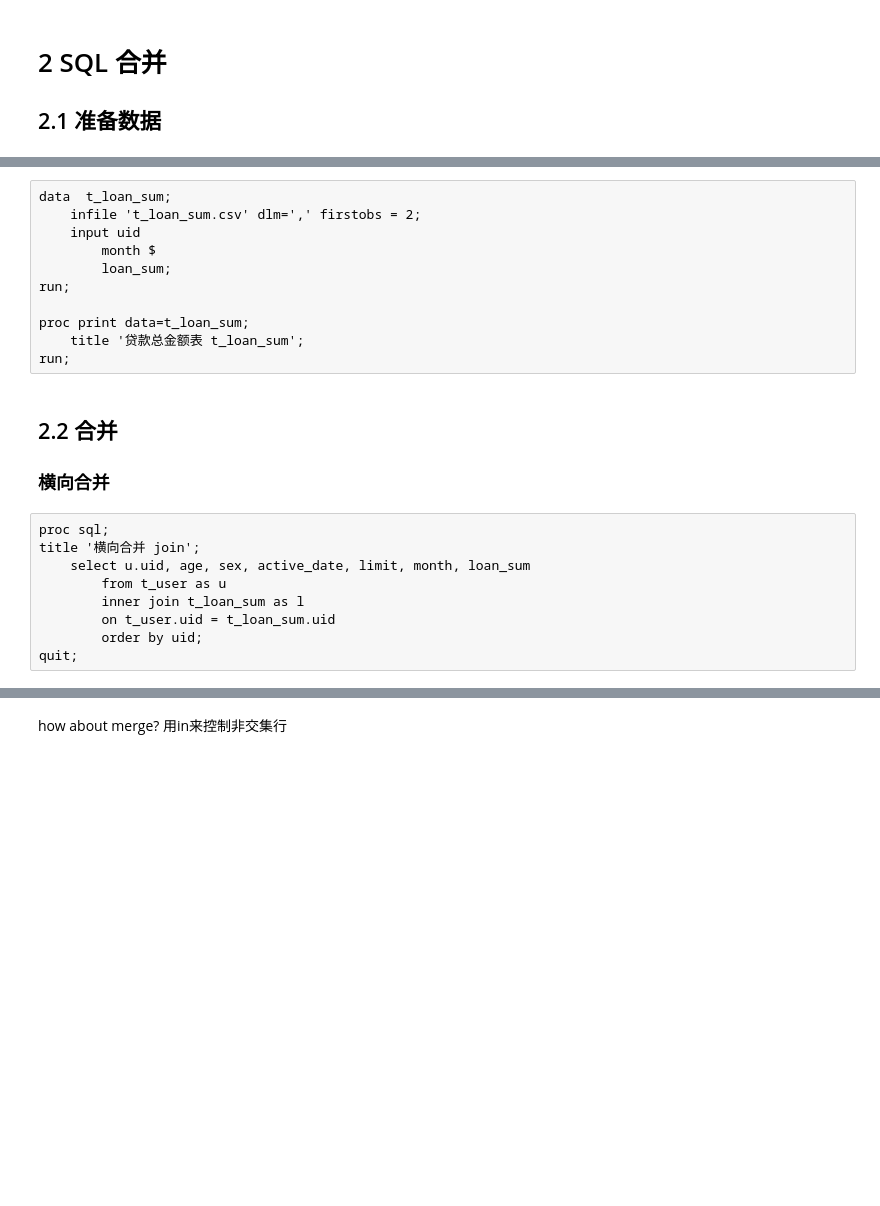
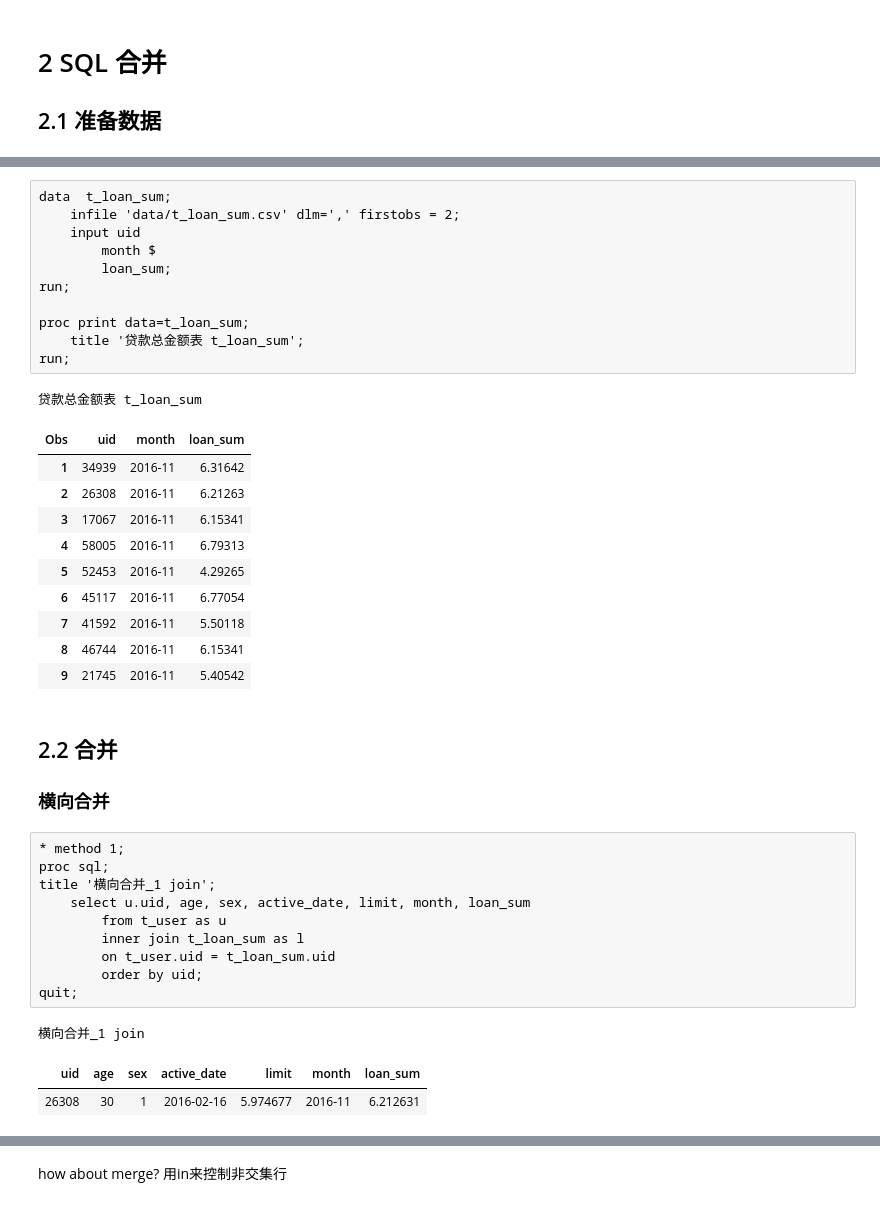
Before and after one commit to yjwang1314/sas, a Jupyter notebook: SQL Tutorial.ipynb, the cells around one changed output, grey strips where cells are left out. Saved outputs shown, nothing was run; the diff lists cells and outputs as text; blank space fills up the shorter version.

```diff
--- a/SQL Tutorial.ipynb
+++ b/SQL Tutorial.ipynb
@@ -58,23 +89,40 @@ run;
 # %%
 data  t_loan_sum;
-    infile 't_loan_sum.csv' dlm=',' firstobs = 2;
+    infile 'data/t_loan_sum.csv' dlm=',' firstobs = 2;
     input uid
         month $
         loan_sum;
 run;
 
 proc print data=t_loan_sum;
     title '贷款总金额表 t_loan_sum';
 run;
+# %% [output]
+贷款总金额表 t_loan_sum
+| Obs | uid | month | loan_sum |
+| 1 | 34939 | 2016-11 | 6.31642 |
+| 2 | 26308 | 2016-11 | 6.21263 |
+| 3 | 17067 | 2016-11 | 6.15341 |
+| 4 | 58005 | 2016-11 | 6.79313 |
+| 5 | 52453 | 2016-11 | 4.29265 |
+| 6 | 45117 | 2016-11 | 6.77054 |
+| 7 | 41592 | 2016-11 | 5.50118 |
+| 8 | 46744 | 2016-11 | 6.15341 |
+| 9 | 21745 | 2016-11 | 5.40542 |
 # %% [markdown]
 ## 2.2  合并
 ### 横向合并
 # %%
+* method 1;
 proc sql;
-title '横向合并 join';
+title '横向合并_1 join';
     select u.uid, age, sex, active_date, limit, month, loan_sum
         from t_user as u
         inner join t_loan_sum as l
         on t_user.uid = t_loan_sum.uid
         order by uid;
 quit;
+# %% [output]
+横向合并_1 join
+| uid | age | sex | active_date | limit | month | loan_sum |
+| 26308 | 30 | 1 | 2016-02-16 | 5.974677 | 2016-11 | 6.212631 |
```
Also changed, not shown: parts of 11 cells of this notebook, 1 other file.
